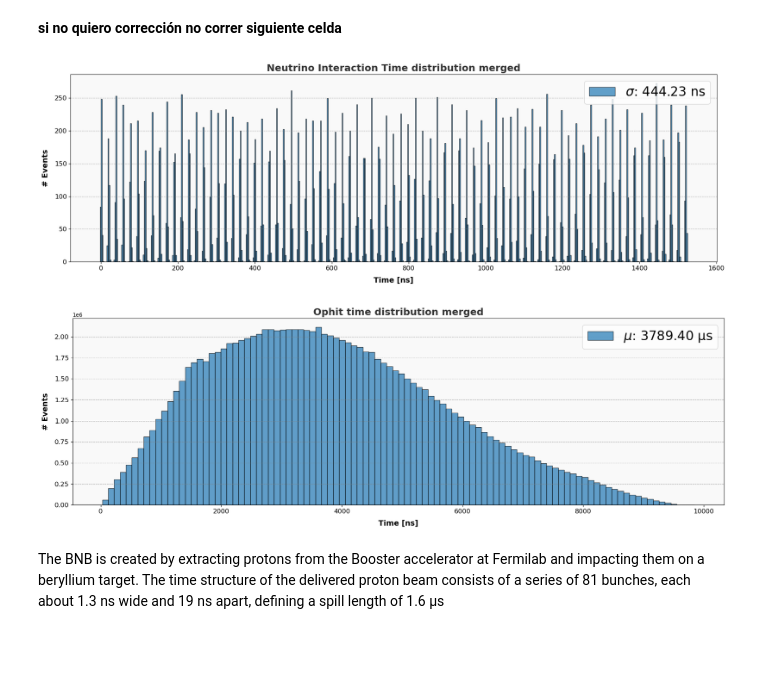
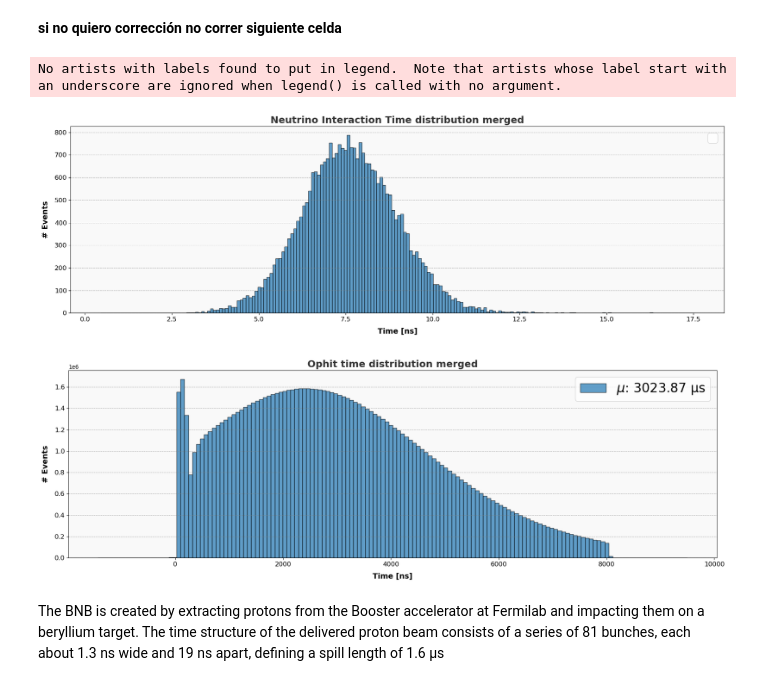
Before and after one commit to CIEMAT-Neutrino/AI_nuvT, a Jupyter notebook: 1_Preprocessing_&_2_PE_time_matrices.ipynb, the cells around one changed output. Saved outputs shown, nothing was run; the diff lists cells and outputs as text; code cells hidden in the pictures; blank space fills up the shorter version.

```diff
--- a/1_Preprocessing_&_2_PE_time_matrices.ipynb
+++ b/1_Preprocessing_&_2_PE_time_matrices.ipynb
@@ -34,6 +34,10 @@ ophit_variables_init = pa.Table.from_pydict({
 
 # Save to Parquet file
 pq.write_table(ophit_variables_init, 'saved_archives/ophit_variables_init.parquet')
+# %%
+table = pq.read_table('saved_archives/ophit_variables_init.parquet')
+f_ophit_t = ak.from_iter(table.column('f_ophit_t').to_pylist())
+del table
 # %%
 # Filter out subarrays with more than one neutrino interaction
 nuvX, nuvZ, nuvT, f_ophit_PE, f_ophit_ch, f_ophit_t, dEpromx, dEpromy, dEpromz  = zip(*[
@@ -62,8 +66,8 @@ f_ophit_t = ak.Array(f_ophit_t)
 # %%
 #ToF outside solo añade un shift global. ToF inside no se le mete a hit_t porque debe intentar predecirlo. Hit_t no sé si tiene sentido hacer el módulo 19 pero creo que no.
 #hit_nuvT_c= np.mod(hit_nuvT - ToF_outside - ToF_inside, bunch_separation)
-nuvT_c= nuvT - ToF_inside - ToF_outside
-nuvT_c_bunch= np.mod(nuvT_c, bunch_separation)
+nuvT_c= nuvT - ToF_inside - ToF_outside + 7
+nuvT_c_bunch = (nuvT_c % bunch_separation + bunch_separation) % bunch_separation
 # %%
 f_ophit_t_c = f_ophit_t*1000 - ToF_inside - ToF_outside - ak.flatten(nuvT_c)
 # %%
@@ -75,54 +79,55 @@ import awkward as ak
 # Calculate the difference and flatten it
 #difference = np.mod(ak.flatten(nuvT - ToF_inside - ToF_outside), 19)
 
-difference = ak.flatten(nuvT - ToF_inside) - ToF_outside
+
 # Calculate the standard deviation
-std_dev = np.std(difference)
+std_dev = np.std(nuvT_c_bunch)
 
 # Set up the plot
 plt.figure(figsize=(18, 6))
-plt.hist(difference, bins=600, color='#1f77b4', edgecolor='black', alpha=0.7, label=f'$\sigma$: {std_dev:.2f} ns')
+plt.hist(nuvT_c_bunch, bins=200, color='#1f77b4', edgecolor='black', alpha=0.7)
 
 # Customize the title and labels
 plt.title('Neutrino Interaction Time distribution merged', fontsize=18, fontweight='bold', color='#333333')
 plt.xlabel('Time [ns]', fontsize=14, labelpad=10, fontweight='bold')
 plt.ylabel('# Events', fontsize=14, labelpad=10, fontweight='bold')
 
 # Set axis limits
 #plt.xlim(0, 20)
 plt.ylim(0, None)
 
 # Enhance the grid and axis appearance
 plt.grid(axis='y', linestyle='--', alpha=0.6, color='gray')
 plt.xticks(fontsize=12)
 plt.yticks(fontsize=12)
 
 # Add a light background color for the plot area to add contrast
 plt.gca().set_facecolor('#f9f9f9')
 
 # Add a legend
 plt.legend(fontsize=24)
 
 # Show the plot
 plt.tight_layout()
 plt.show()
 # %% [output]
+No artists with labels found to put in legend.  Note that artists whose label start with an underscore are ignored when legend() is called with no argument.
-[figure, old version]
+[figure, new version]
 # %%
 import matplotlib.pyplot as plt
 import numpy as np
 import awkward as ak
 
 # Assuming hit_nuvT, ToF_outside_set0, and ToF_inside are defined awkward arrays
-# Calculate the difference and flatten it
-difference = ak.to_numpy(ak.flatten(f_ophit_t, axis=None))*1000 - ToF_outside
+
+flatten = ak.flatten(f_ophit_t_c,axis=None)
 
 # Calculate the standard deviation
-std_dev = np.mean(difference)
+std_dev = np.mean(flatten)
 
 # Set up the plot
 plt.figure(figsize=(18, 6))
-plt.hist(difference, bins=100, color='#1f77b4', edgecolor='black', alpha=0.7, label=f'$\mu$: {std_dev:.2f} μs')
+plt.hist(flatten, bins=150, color='#1f77b4', edgecolor='black', alpha=0.7, label=f'$\mu$: {std_dev:.2f} μs')
 
 # Customize the title and labels
 plt.title('Ophit time distribution merged', fontsize=18, fontweight='bold', color='#333333')
@@ -149,7 +154,7 @@ plt.legend(fontsize=24)
 plt.tight_layout()
 plt.show()
 # %% [output]
-[figure, old version]
+[figure, new version]
 # %% [markdown]
 The BNB is created by extracting protons from the Booster accelerator at Fermilab and impacting them on a beryllium target. The time structure of the delivered proton beam consists of a series of 81 bunches, each about 1.3 ns wide and 19 ns apart, defining a spill length of 1.6 µs
 # %% [markdown]
```
Also changed, not shown: parts of 2 cells of this notebook, 5 other files.
